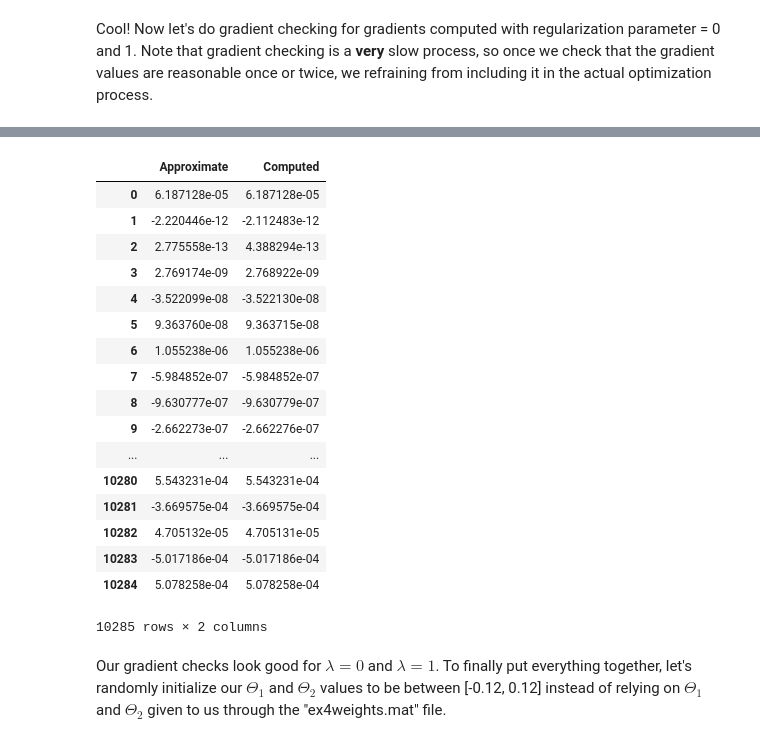
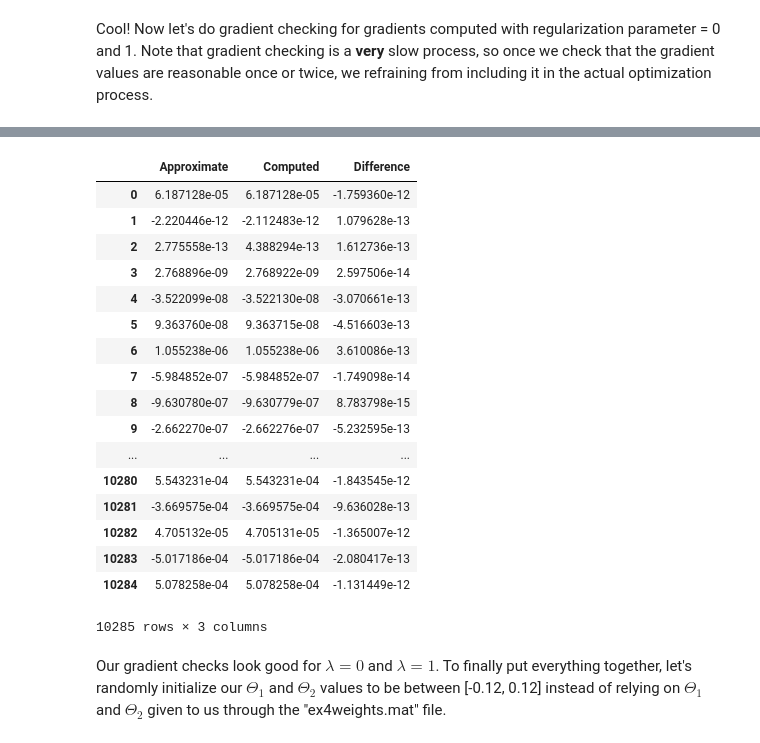
Before and after one commit to esywang/ML_Tutorials, a Jupyter notebook: ex4_NN/NN_2.ipynb, the cells around one changed output, grey strips where cells are left out. Cells and saved outputs as stored; diff of their text form; code cells hidden in the pictures.

```diff
--- a/ex4_NN/NN_2.ipynb
+++ b/ex4_NN/NN_2.ipynb
@@ -339,38 +340,39 @@ df
 # %%
 nn_params = np.concatenate((theta1unroll, theta2unroll),axis=0) # unrolled theta
 
 gradientVec_Reg1 = backprop(nn_params,input_layer_size,hidden_layer_size,
                            num_labels, X_data, yMatrix, 1)
 numericalGradient_Reg1 = gradientCheck(nn_params,input_layer_size,hidden_layer_size,
                            num_labels, X_data, yMatrix, 1)
 
 # compare our computed gradient and approximate gradient
 d2 = {
     "Computed": gradientVec_Reg1,
-    "Approximate": numericalGradient_Reg1
+    "Approximate": numericalGradient_Reg1,
+    "Difference": gradientVec_Reg1 - numericalGradient_Reg1
     }
 
 df2 = pd.DataFrame(d2)
 df2
 # %% [output]
-|  | Approximate | Computed |
-| 0 | 6.187128e-05 | 6.187128e-05 |
-| 1 | -2.220446e-12 | -2.112483e-12 |
-| 2 | 2.775558e-13 | 4.388294e-13 |
-| 3 | 2.769174e-09 | 2.768922e-09 |
-| 4 | -3.522099e-08 | -3.522130e-08 |
-| 5 | 9.363760e-08 | 9.363715e-08 |
-| 6 | 1.055238e-06 | 1.055238e-06 |
-| 7 | -5.984852e-07 | -5.984852e-07 |
-| 8 | -9.630777e-07 | -9.630779e-07 |
-| 9 | -2.662273e-07 | -2.662276e-07 |
-| ... | ... | ... |
-| 10280 | 5.543231e-04 | 5.543231e-04 |
-| 10281 | -3.669575e-04 | -3.669575e-04 |
-| 10282 | 4.705132e-05 | 4.705131e-05 |
-| 10283 | -5.017186e-04 | -5.017186e-04 |
-| 10284 | 5.078258e-04 | 5.078258e-04 |
+|  | Approximate | Computed | Difference |
+| 0 | 6.187128e-05 | 6.187128e-05 | -1.759360e-12 |
+| 1 | -2.220446e-12 | -2.112483e-12 | 1.079628e-13 |
+| 2 | 2.775558e-13 | 4.388294e-13 | 1.612736e-13 |
+| 3 | 2.768896e-09 | 2.768922e-09 | 2.597506e-14 |
+| 4 | -3.522099e-08 | -3.522130e-08 | -3.070661e-13 |
+| 5 | 9.363760e-08 | 9.363715e-08 | -4.516603e-13 |
+| 6 | 1.055238e-06 | 1.055238e-06 | 3.610086e-13 |
+| 7 | -5.984852e-07 | -5.984852e-07 | -1.749098e-14 |
+| 8 | -9.630780e-07 | -9.630779e-07 | 8.783798e-15 |
+| 9 | -2.662270e-07 | -2.662276e-07 | -5.232595e-13 |
+| ... | ... | ... | ... |
+| 10280 | 5.543231e-04 | 5.543231e-04 | -1.843545e-12 |
+| 10281 | -3.669575e-04 | -3.669575e-04 | -9.636028e-13 |
+| 10282 | 4.705132e-05 | 4.705131e-05 | -1.365007e-12 |
+| 10283 | -5.017186e-04 | -5.017186e-04 | -2.080417e-13 |
+| 10284 | 5.078258e-04 | 5.078258e-04 | -1.131449e-12 |
-10285 rows × 2 columns
+10285 rows × 3 columns
 # %% [markdown]
 Our gradient checks look good for $\lambda = 0$ and $\lambda = 1$. To finally put everything together, let's randomly initialize our $\Theta_1$ and $\Theta_2$ values to be between [-0.12, 0.12] instead of relying on $\Theta_1$ and $\Theta_2$ given to us through the "ex4weights.mat" file.
 # %%
```
Also changed, not shown: parts of 5 cells of this notebook, 12 other files.
